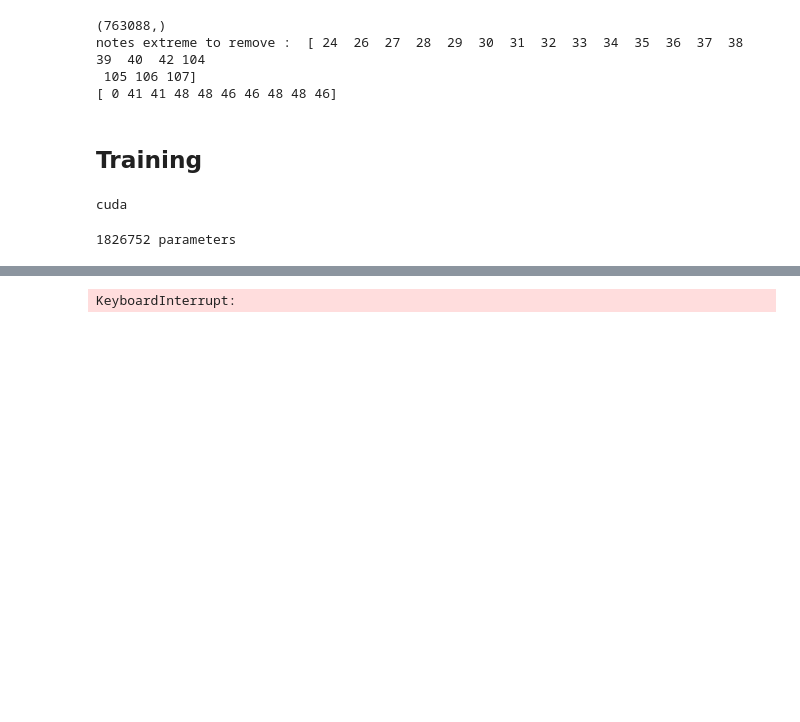
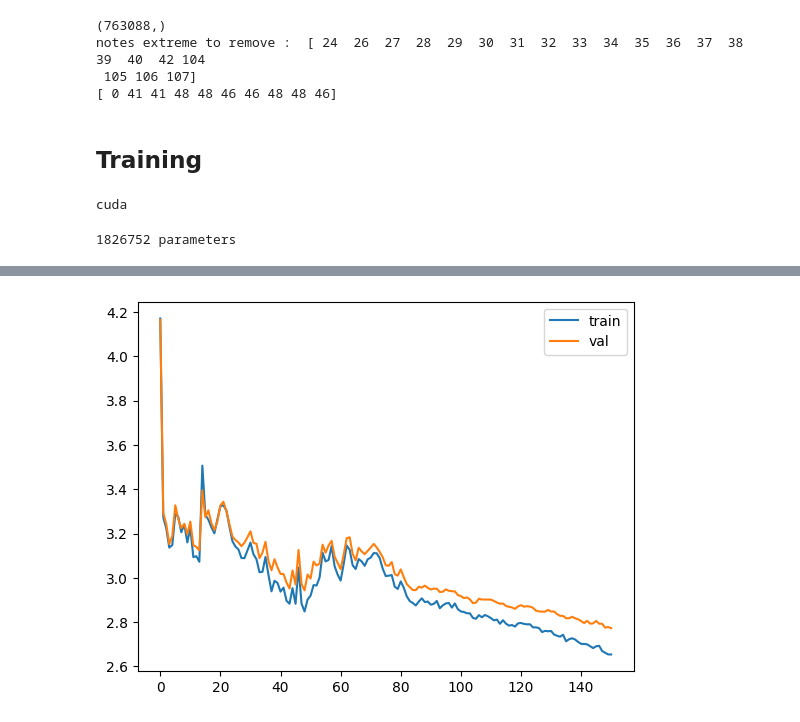
Before and after one commit to Nasotro/MidiGen, a Jupyter notebook: v3.ipynb, the cells around one changed output, grey strips where cells are left out. Saved outputs shown, nothing was run; the diff lists cells and outputs as text; code cells hidden in the pictures; blank space fills up the shorter version.

Commit message:
cosine lr

```diff
--- a/v3.ipynb
+++ b/v3.ipynb
@@ -280,8 +280,8 @@ def estimate_loss():
 # %%
 import torch.optim.lr_scheduler as lr_scheduler
 
-max_iters = 40000
-eval_interval = 400
+max_iters = 5000
+eval_interval = 200
 lossi = []
 learning_rate = 0.05
 best_val_loss = float('inf')
@@ -290,22 +290,14 @@ print(sum(p.numel() for p in model.parameters()), 'parameters')
 
 optimizer = torch.optim.AdamW(model.parameters(), lr=learning_rate)
 # scheduler = lr_scheduler.StepLR(optimizer, step_size=2000, gamma=0.3)
-scheduler = lr_scheduler.ReduceLROnPlateau(optimizer, mode='min', factor=0.5, patience=7, verbose=True)
-# lr_scheduler.CosineAnnealingLR(optimizer, T_max=1000, eta_min=0.0001, last_epoch=-1)
+# scheduler = lr_scheduler.ReduceLROnPlateau(optimizer, mode='min', factor=0.5, patience=8, verbose=True)
+scheduler = lr_scheduler.CosineAnnealingLR(optimizer, T_max=max_iters, eta_min=0, last_epoch=-1)
 for iter in range(max_iters):
 
     # every once in a while evaluate the loss on train and val sets
     if iter % eval_interval == 0 or iter == max_iters - 1:
         losses = estimate_loss()
         lossi.append(losses)
-
-        # update the learning rate if the validation loss has stopped improving
-        if losses['val'] < best_val_loss:
-            stepBestVal = iter
-            best_val_loss = losses['val']
-            scheduler.step(losses['val'])
-        else:
-            scheduler.step(losses['val'])
 
         print(f"step {iter}: train loss {losses['train']:.4f}, val loss {losses['val']:.4f}\tlr : {optimizer.param_groups[0]['lr']}\t best val loss : {best_val_loss:.4f}|at : {stepBestVal}")
 
@@ -317,7 +309,7 @@ for iter in range(max_iters):
     optimizer.zero_grad(set_to_none=True)
     loss.backward()
     optimizer.step()
-    # scheduler.step()
+    scheduler.step()
 
 
 # save the model
@@ -341,4 +343,4 @@ step 2400: train loss 3.1730, val loss 3.2146   lr : 0.05        best val loss :
-KeyboardInterrupt:
+[figure, added]
 # %%
 decode = lambda x: [tokenToVals[i] for i in x]
 context = torch.zeros((1,1), dtype=torch.long, device=device)
```
Also changed, not shown: parts of 2 cells of this notebook, 1 other file.
